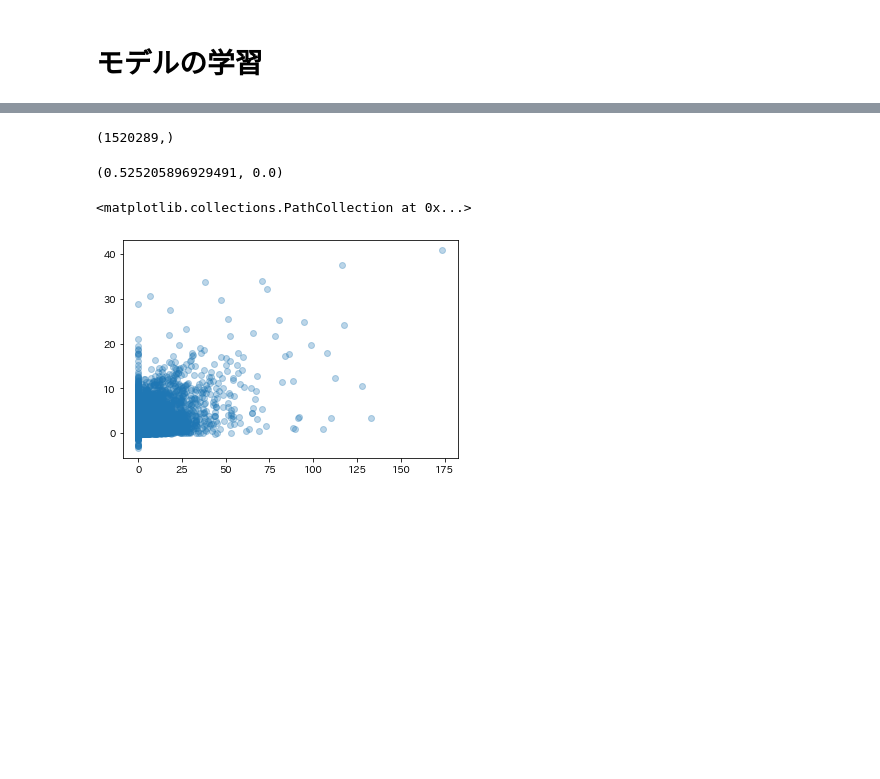
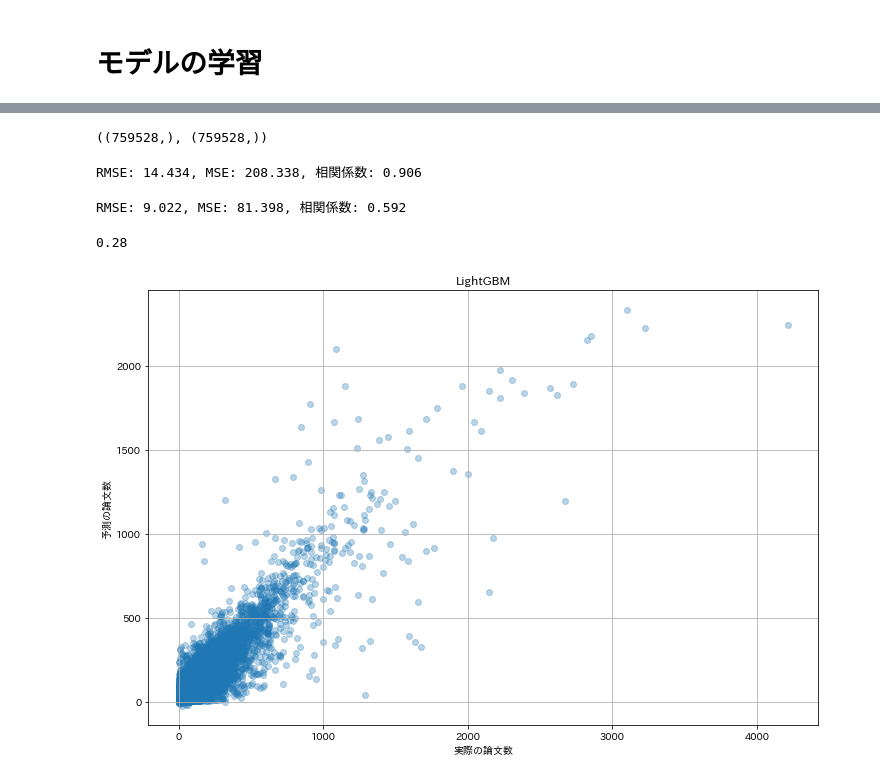
Before and after one commit to Babmuclr/trend_predict, a Jupyter notebook: src/notebooks/aminer/lightgbm.ipynb, the cells around one changed output, grey strips where cells are left out. Cells and saved outputs as stored; diff of their text form; code cells hidden in the pictures; blank space fills up the shorter version.

```diff
--- a/src/notebooks/aminer/lightgbm.ipynb
+++ b/src/notebooks/aminer/lightgbm.ipynb
@@ -52,4 +59,0 @@ N
-# %%
-train_x, train_y = train_x.reshape(N*N,18), train_y.reshape(N*N)
-test_x, test_y = test_x.reshape(N*N,18), test_y.reshape(N*N)
-train_x.shape, train_y.shape, test_x.shape, test_y.shape
@@ -57,0 +60,3 @@ train_x.shape, train_y.shape, test_x.shape, test_y.shape
+# %%
+train_x, train_y, test_x, test_y = train_x[np.triu_indices(n=N, k=1)], train_y[np.triu_indices(n=N, k=1)], test_x[np.triu_indices(n=N, k=1)], test_y[np.triu_indices(n=N, k=1)]
+train_x.shape, train_y.shape, test_x.shape, test_y.shape
@@ -69,14 +83,41 @@ print("スコア時間: {}".format(time.perf_counter() - start_time))
 # %%
 result = model.predict(test_x)
-result.shape
+result_before = model.predict(train_x)
+result.shape, result_before.shape
 # %% [output]
-(1520289,)
+((759528,), (759528,))
-# %%
-pearsonr(result.reshape(-1), test_y.reshape(-1))
-# %% [output]
-(0.525205896929491, 0.0)
-# %%
-plt.scatter(test_y, result, alpha=0.3)
-# %% [output]
-<matplotlib.collections.PathCollection at 0x...>
-[figure, removed]
+# %%
+print("RMSE: {}, MSE: {}, 相関係数: {}".format(
+    round(np.sqrt(mean_squared_error(result_before, train_y)),3),
+    round(mean_squared_error(result_before, train_y),3),
+    round(pearsonr(result_before, train_y)[0],3)))
+# %% [output]
+RMSE: 14.434, MSE: 208.338, 相関係数: 0.906
+# %%
+print("RMSE: {}, MSE: {}, 相関係数: {}".format(
+    round(np.sqrt(mean_squared_error(result, test_y)),3),
+    round(mean_squared_error(result, test_y),3),
+    round(pearsonr(result, test_y)[0],3)))
+# %% [output]
+RMSE: 9.022, MSE: 81.398, 相関係数: 0.592
+# %%
+df = pd.DataFrame(result, columns=["予測"])
+df["実測"] = test_y
+df["予測順位"] = df["予測"].rank(ascending=False)
+df["実測順位"] = df["実測"].rank(ascending=False)
+df = df.sort_values("予測順位", )
+top = df.head(100)
+len(top[top["実測順位"]<100]) / len(top)
+# %% [output]
+0.28
+# %%
+fig, ax = plt.subplots(facecolor="white",figsize=(12,8))
+ax.scatter(train_y, result_before, alpha=0.3)
+ax.set_xlabel("実際の論文数")
+ax.set_ylabel("予測の論文数")
+ax.grid()
+ax.set_title("LightGBM")
+# fig.savefig(OUTPUTPATH+"img/gbm.png")
+fig.show()
+# %% [output]
+[figure, added]
```
Also changed, not shown: parts of 26 cells of this notebook, 23 other files.
